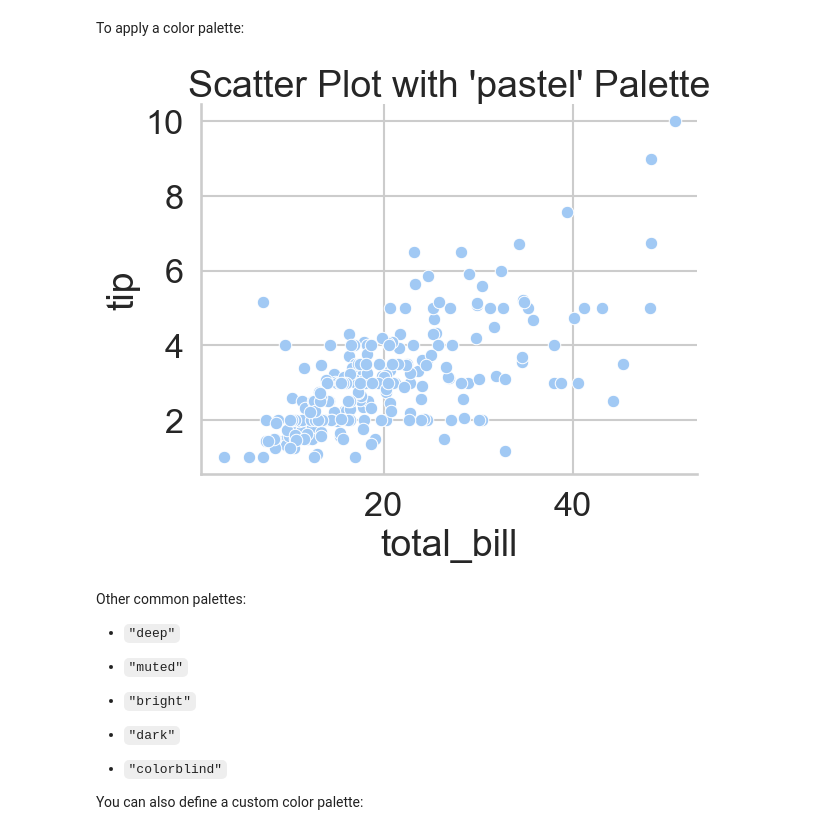
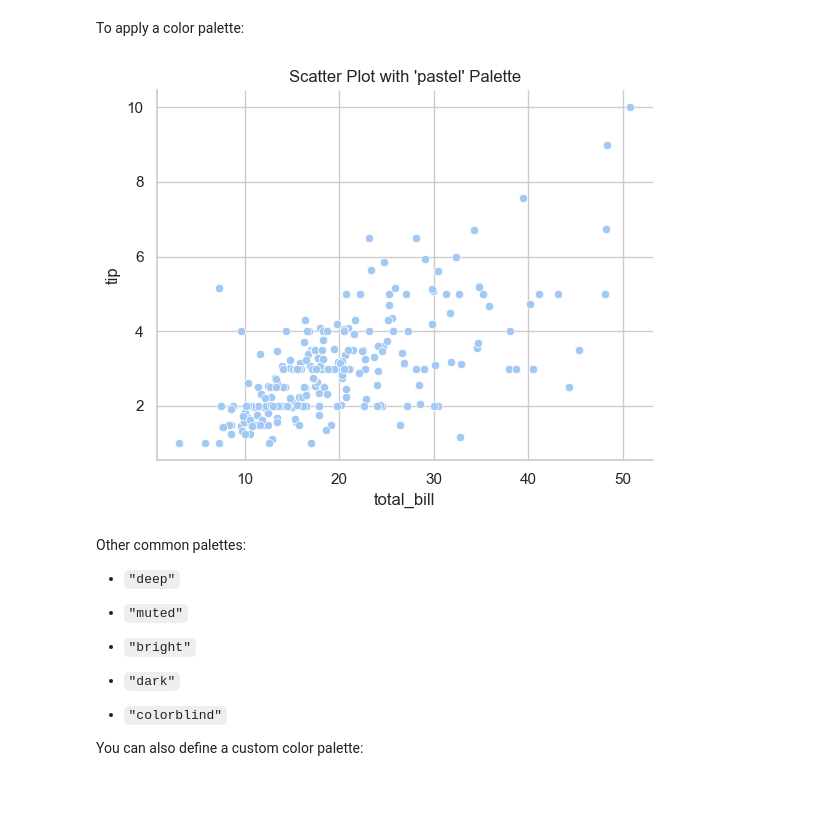
Before and after one commit to themarisolhernandez/anlt-232-intro-to-data-vis, a Jupyter notebook: Module 6 Exploring Seaborn/Asynchronous/02_seaborns_figure_styles_and_themes.ipynb, the cells around one changed output. Saved outputs shown, nothing was run; the diff lists cells and outputs as text; code cells hidden in the pictures; blank space fills up the shorter version.

```diff
--- a/Module 6 Exploring Seaborn/Asynchronous/02_seaborns_figure_styles_and_themes.ipynb
+++ b/Module 6 Exploring Seaborn/Asynchronous/02_seaborns_figure_styles_and_themes.ipynb
@@ -182,23 +182,25 @@ sns.color_palette()
 # %% [markdown]
 To apply a color palette:
 # %%
+sns.set_context("notebook")
+
 # Set the color palette
 # See: https://seaborn.pydata.org/generated/seaborn.set_palette.html
 sns.set_palette("pastel")
 
 sns.scatterplot(
     data=tips,  # Specifies the tips dataset as the data source
     x="total_bill",  # Uses the total bill column as the x-axis
     y="tip",  # Uses the tip column as the y-axis
 )
 
 # Adds a descriptive title
 plt.title("Scatter Plot with 'pastel' Palette")
 
 # Shows the plot
 plt.show()
 # %% [output]
-[figure, old version]
+[figure, new version]
 # %% [markdown]
 Other common palettes:
 
```
Also changed, not shown: parts of 2 cells of this notebook.
